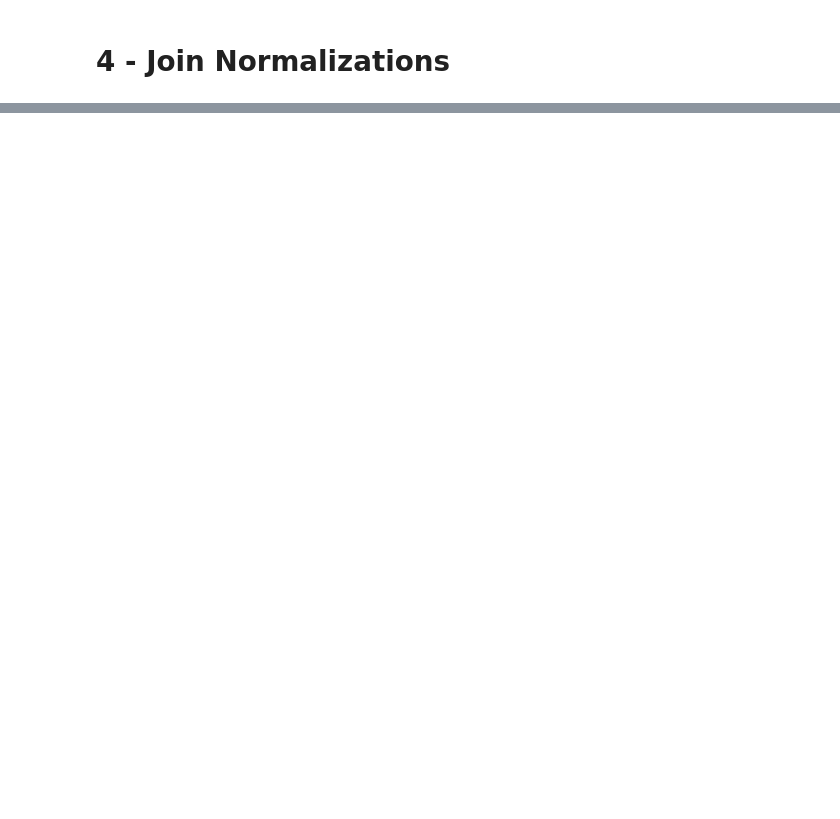
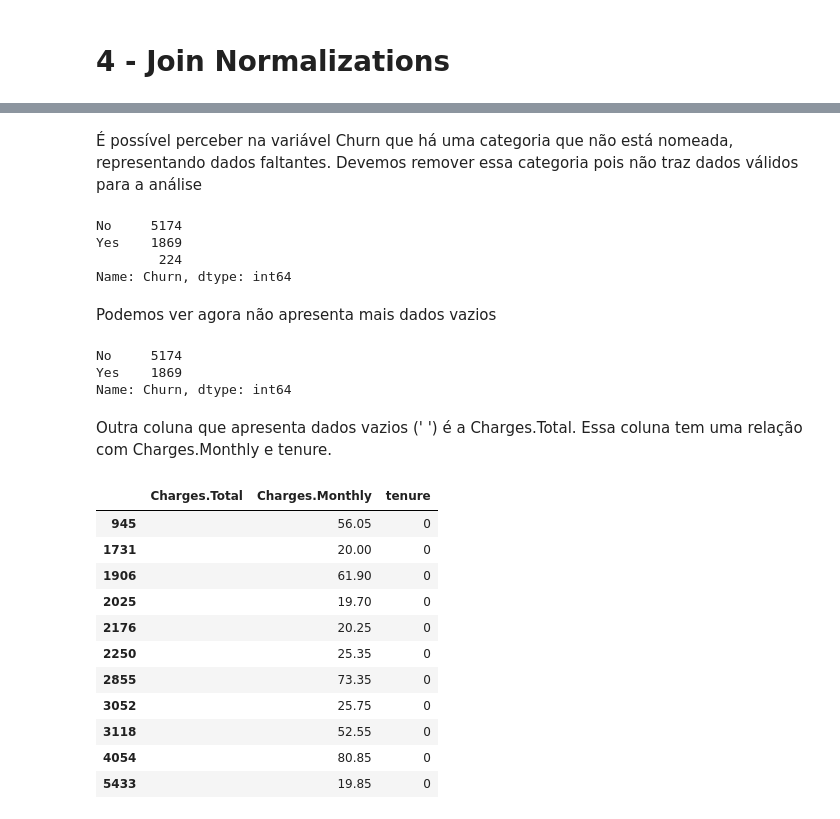
Before and after one commit to Godofin/ChallengeAluraVoz-DataScience, a Jupyter notebook: ChallengeDataScienceP1.ipynb, the cells around one changed output, grey strips where cells are left out. Cells and saved outputs as stored; diff of their text form; code cells hidden in the pictures; blank space fills up the shorter version.

```diff
--- a/ChallengeDataScienceP1.ipynb
+++ b/ChallengeDataScienceP1.ipynb
@@ -96,2 +96,13 @@ account_data.sample(5)
 # %% [markdown]
 # 4 - Join Normalizations
+# %%
+def normalize_json(dataframe):
+  return_dataframe = pd.DataFrame()
+  for column in list(data.columns[2:]):
+    dataframe_column = pd.json_normalize(dataframe[column])
+    return_dataframe = pd.concat([return_dataframe, dataframe_column], axis=1)
+
+  return pd.concat([dataframe[list(data.columns[:2])], return_dataframe], axis=1)
+# %%
+data = normalize_json(data)
+data
@@ -97,0 +167,39 @@ account_data.sample(5)
+# %% [markdown]
+É possível perceber na variável Churn que há uma categoria que não está nomeada, representando dados faltantes. Devemos remover essa categoria pois não traz dados válidos para a análise
+# %%
+# Verificando quantos dados existem
+data['Churn'].value_counts()
+# %% [output]
+No     5174
+Yes    1869
+        224
+Name: Churn, dtype: int64
+# %%
+data = data[data['Churn']!=''] # Pegando elementos vazios de churn
+data.reset_index(drop=True, inplace=True)
+# %% [markdown]
+Podemos ver agora não apresenta mais dados vazios
+# %%
+# Verificando quantos dados existem
+data['Churn'].value_counts()
+# %% [output]
+No     5174
+Yes    1869
+Name: Churn, dtype: int64
+# %% [markdown]
+Outra coluna que apresenta dados vazios (' ') é a Charges.Total. Essa coluna tem uma relação com Charges.Monthly e tenure.
+# %%
+data.query('tenure == 0')[['Charges.Total', 'Charges.Monthly', 'tenure']]
+# %% [output]
+|  | Charges.Total | Charges.Monthly | tenure |
+| 945 |  | 56.05 | 0 |
+| 1731 |  | 20.00 | 0 |
+| 1906 |  | 61.90 | 0 |
+| 2025 |  | 19.70 | 0 |
+| 2176 |  | 20.25 | 0 |
+| 2250 |  | 25.35 | 0 |
+| 2855 |  | 73.35 | 0 |
+| 3052 |  | 25.75 | 0 |
+| 3118 |  | 52.55 | 0 |
+| 4054 |  | 80.85 | 0 |
+| 5433 |  | 19.85 | 0 |
```
Also changed, not shown: parts of 16 cells of this notebook.
